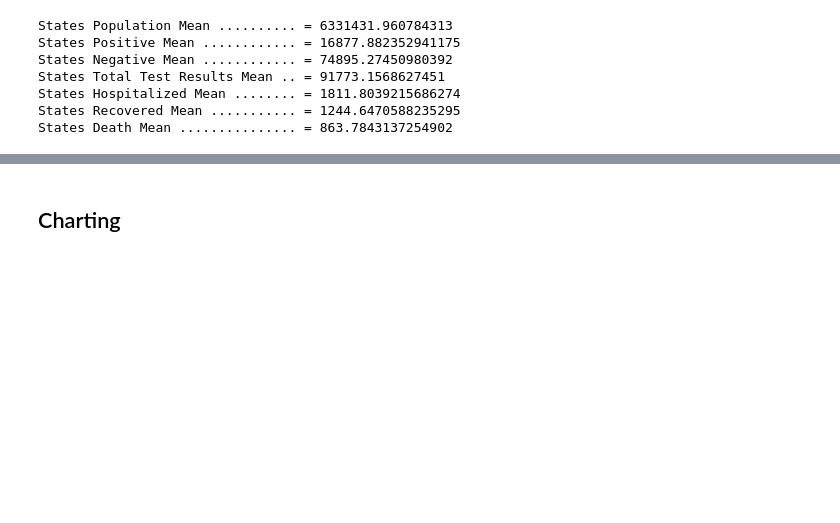
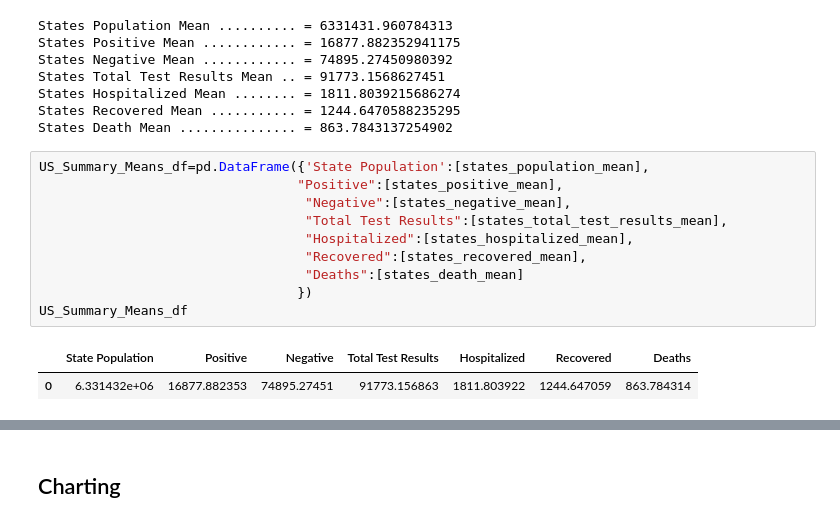
Before and after one commit to zenfinity/MNvsNationalCovid, a Jupyter notebook: Team6_Project1_Charts_MN-MI-CO-NatAvg.ipynb, the cells around one changed output, grey strips where cells are left out. Saved outputs shown, nothing was run; the diff lists cells and outputs as text; blank space fills up the shorter version.

```diff
--- a/Team6_Project1_Charts_MN-MI-CO-NatAvg.ipynb
+++ b/Team6_Project1_Charts_MN-MI-CO-NatAvg.ipynb
@@ -436,3 +445,16 @@ States Total Test Results Mean .. = 91773.1568627451
 States Hospitalized Mean ........ = 1811.8039215686274
 States Recovered Mean ........... = 1244.6470588235295
 States Death Mean ............... = 863.7843137254902
+# %%
+US_Summary_Means_df=pd.DataFrame({'State Population':[states_population_mean],
+                                 "Positive":[states_positive_mean],
+                                  "Negative":[states_negative_mean],
+                                  "Total Test Results":[states_total_test_results_mean],
+                                  "Hospitalized":[states_hospitalized_mean],
+                                  "Recovered":[states_recovered_mean],
+                                  "Deaths":[states_death_mean]
+                                 })
+US_Summary_Means_df
+# %% [output]
+|  | State Population | Positive | Negative | Total Test Results | Hospitalized | Recovered | Deaths |
+| 0 | 6.331432e+06 | 16877.882353 | 74895.27451 | 91773.156863 | 1811.803922 | 1244.647059 | 863.784314 |
```
Also changed, not shown: parts of 2 cells of this notebook.
